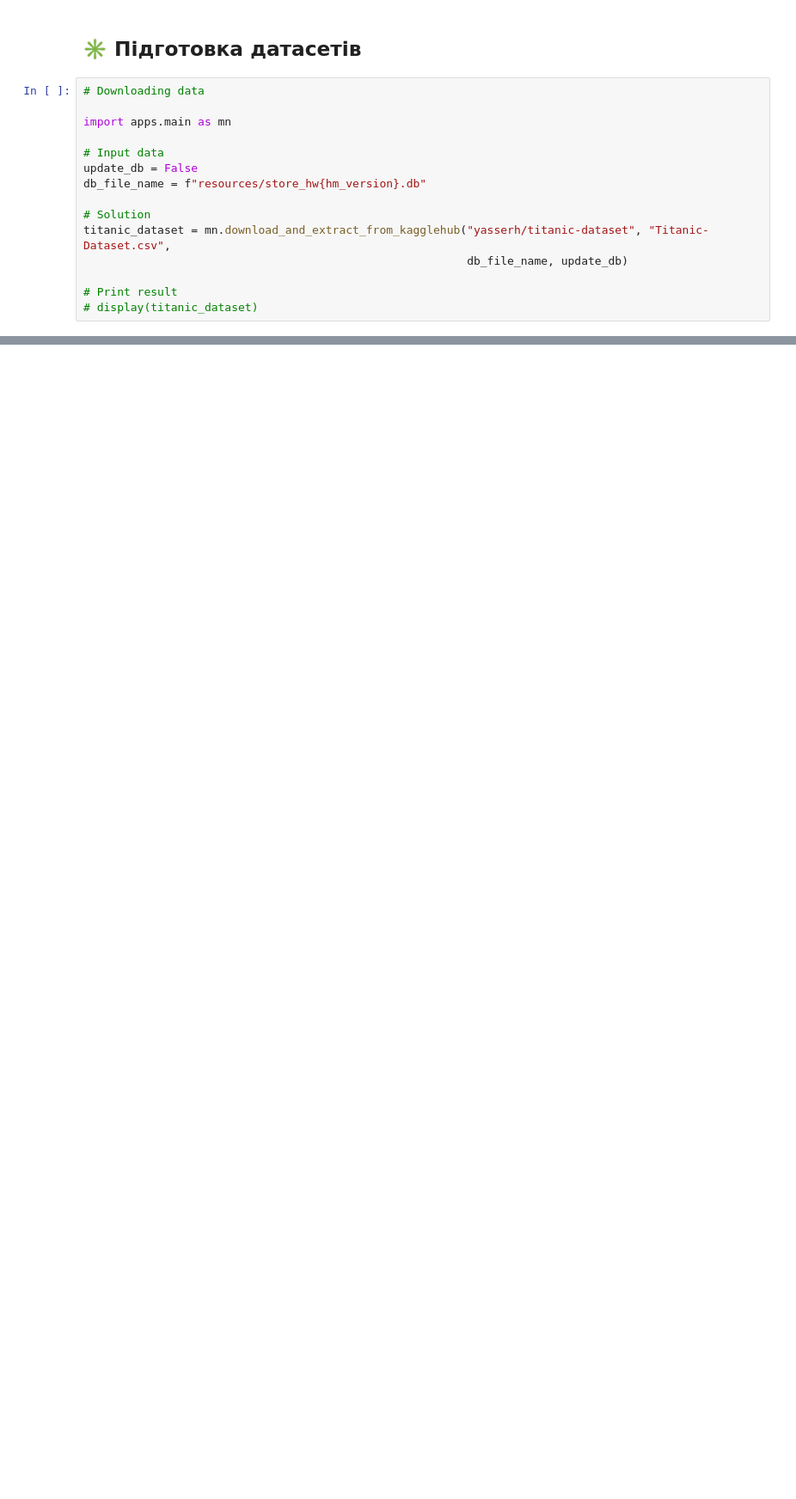
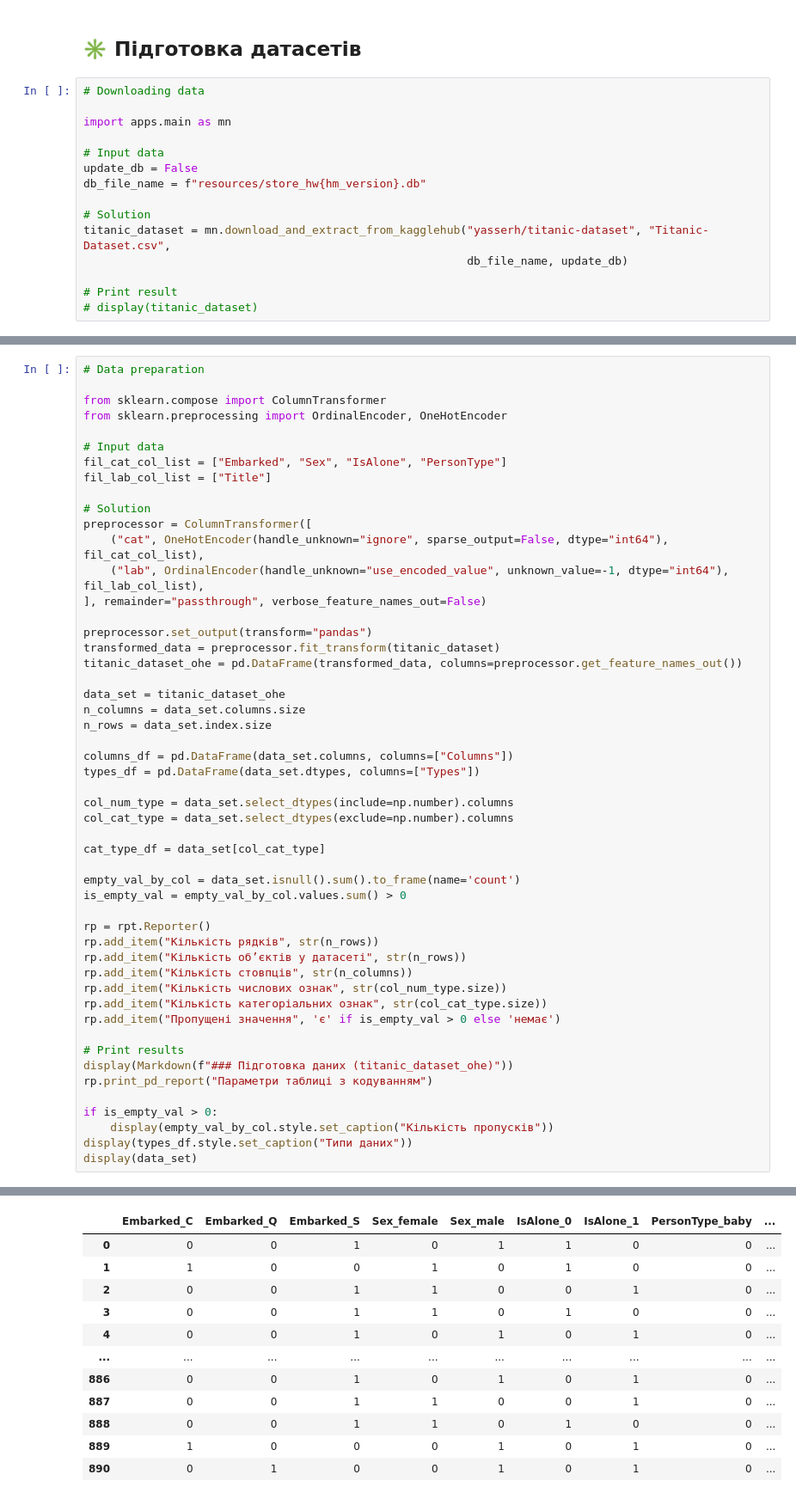
Before and after one commit to BogdanPinchuk/DataScience-PBY_HW17, a Jupyter notebook: Bohdan_Pinchuk_DS_HW17.ipynb, the cells around one changed output, grey strips where cells are left out. Shown at 86% size. Drawn from its saved outputs; the diff is of its cells as text; blank space fills up the shorter version.

```diff
--- a/Bohdan_Pinchuk_DS_HW17.ipynb
+++ b/Bohdan_Pinchuk_DS_HW17.ipynb
@@ -279,0 +490,52 @@ display(data_set)
+# %%
+# Data preparation
+
+from sklearn.compose import ColumnTransformer
+from sklearn.preprocessing import OrdinalEncoder, OneHotEncoder
+
+# Input data
+fil_cat_col_list = ["Embarked", "Sex", "IsAlone", "PersonType"]
+fil_lab_col_list = ["Title"]
+
+# Solution
+preprocessor = ColumnTransformer([
+    ("cat", OneHotEncoder(handle_unknown="ignore", sparse_output=False, dtype="int64"), fil_cat_col_list),
+    ("lab", OrdinalEncoder(handle_unknown="use_encoded_value", unknown_value=-1, dtype="int64"), fil_lab_col_list),
+], remainder="passthrough", verbose_feature_names_out=False)
+
+preprocessor.set_output(transform="pandas")
+transformed_data = preprocessor.fit_transform(titanic_dataset)
+titanic_dataset_ohe = pd.DataFrame(transformed_data, columns=preprocessor.get_feature_names_out())
+
+data_set = titanic_dataset_ohe
+n_columns = data_set.columns.size
+n_rows = data_set.index.size
+
+columns_df = pd.DataFrame(data_set.columns, columns=["Columns"])
+types_df = pd.DataFrame(data_set.dtypes, columns=["Types"])
+
+col_num_type = data_set.select_dtypes(include=np.number).columns
+col_cat_type = data_set.select_dtypes(exclude=np.number).columns
+
+cat_type_df = data_set[col_cat_type]
+
+empty_val_by_col = data_set.isnull().sum().to_frame(name='count')
+is_empty_val = empty_val_by_col.values.sum() > 0
+
+rp = rpt.Reporter()
+rp.add_item("Кількість рядків", str(n_rows))
+rp.add_item("Кількість об’єктів у датасеті", str(n_rows))
+rp.add_item("Кількість стовпців", str(n_columns))
+rp.add_item("Кількість числових ознак", str(col_num_type.size))
+rp.add_item("Кількість категоріальних ознак", str(col_cat_type.size))
+rp.add_item("Пропущені значення", 'є' if is_empty_val > 0 else 'немає')
+
+# Print results
+display(Markdown(f"### Підготовка даних (titanic_dataset_ohe)"))
+rp.print_pd_report("Параметри таблиці з кодуванням")
+
+if is_empty_val > 0:
+    display(empty_val_by_col.style.set_caption("Кількість пропусків"))
+display(types_df.style.set_caption("Типи даних"))
+display(data_set)
+# %% [output]
@@ -279,0 +569,12 @@ display(data_set)
+|  | Embarked_C | Embarked_Q | Embarked_S | Sex_female | Sex_male | IsAlone_0 | IsAlone_1 | PersonType_baby | ... |
+| 0 | 0 | 0 | 1 | 0 | 1 | 1 | 0 | 0 | ... |
+| 1 | 1 | 0 | 0 | 1 | 0 | 1 | 0 | 0 | ... |
+| 2 | 0 | 0 | 1 | 1 | 0 | 0 | 1 | 0 | ... |
+| 3 | 0 | 0 | 1 | 1 | 0 | 1 | 0 | 0 | ... |
+| 4 | 0 | 0 | 1 | 0 | 1 | 0 | 1 | 0 | ... |
+| ... | ... | ... | ... | ... | ... | ... | ... | ... | ... |
+| 886 | 0 | 0 | 1 | 0 | 1 | 0 | 1 | 0 | ... |
+| 887 | 0 | 0 | 1 | 1 | 0 | 0 | 1 | 0 | ... |
+| 888 | 0 | 0 | 1 | 1 | 0 | 1 | 0 | 0 | ... |
+| 889 | 1 | 0 | 0 | 0 | 1 | 0 | 1 | 0 | ... |
+| 890 | 0 | 1 | 0 | 0 | 1 | 0 | 1 | 0 | ... |
```
Also changed, not shown: parts of 7 cells of this notebook.
